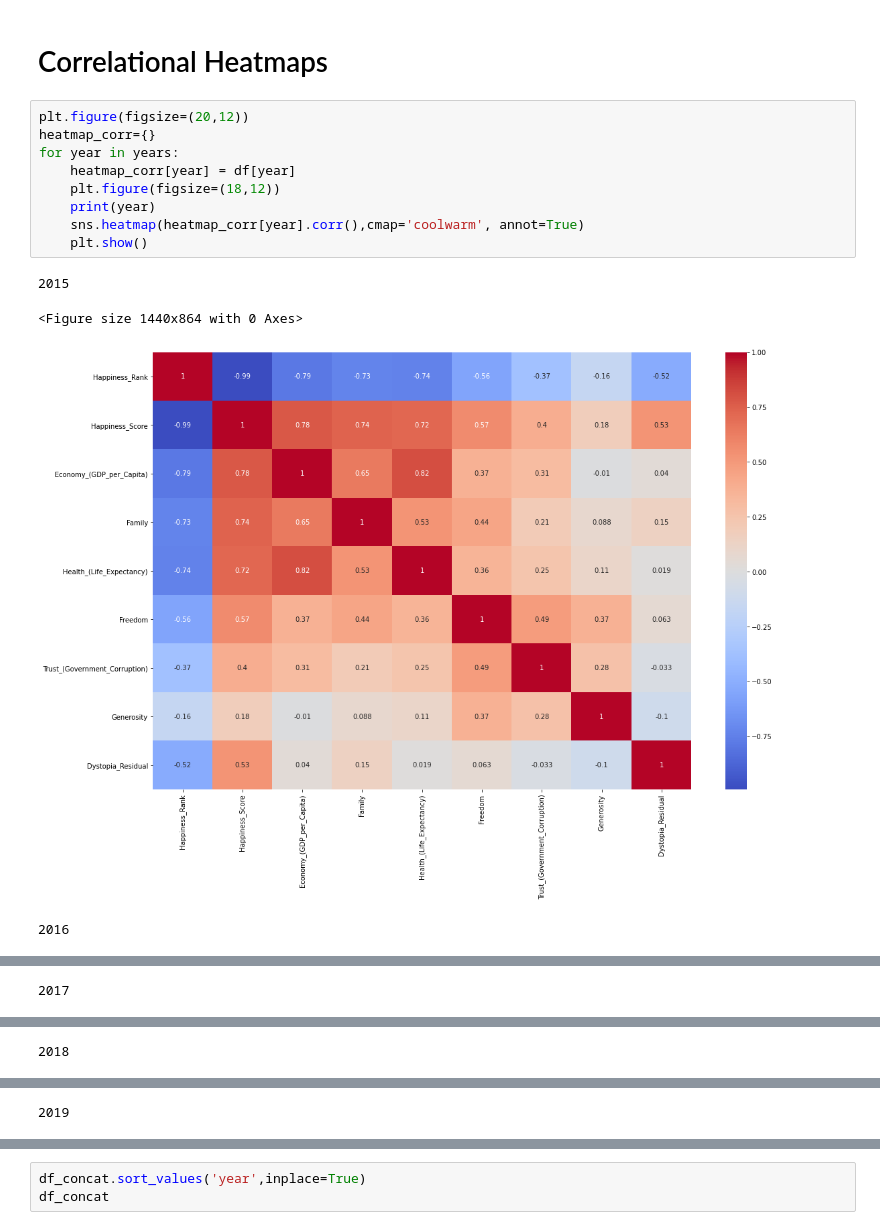
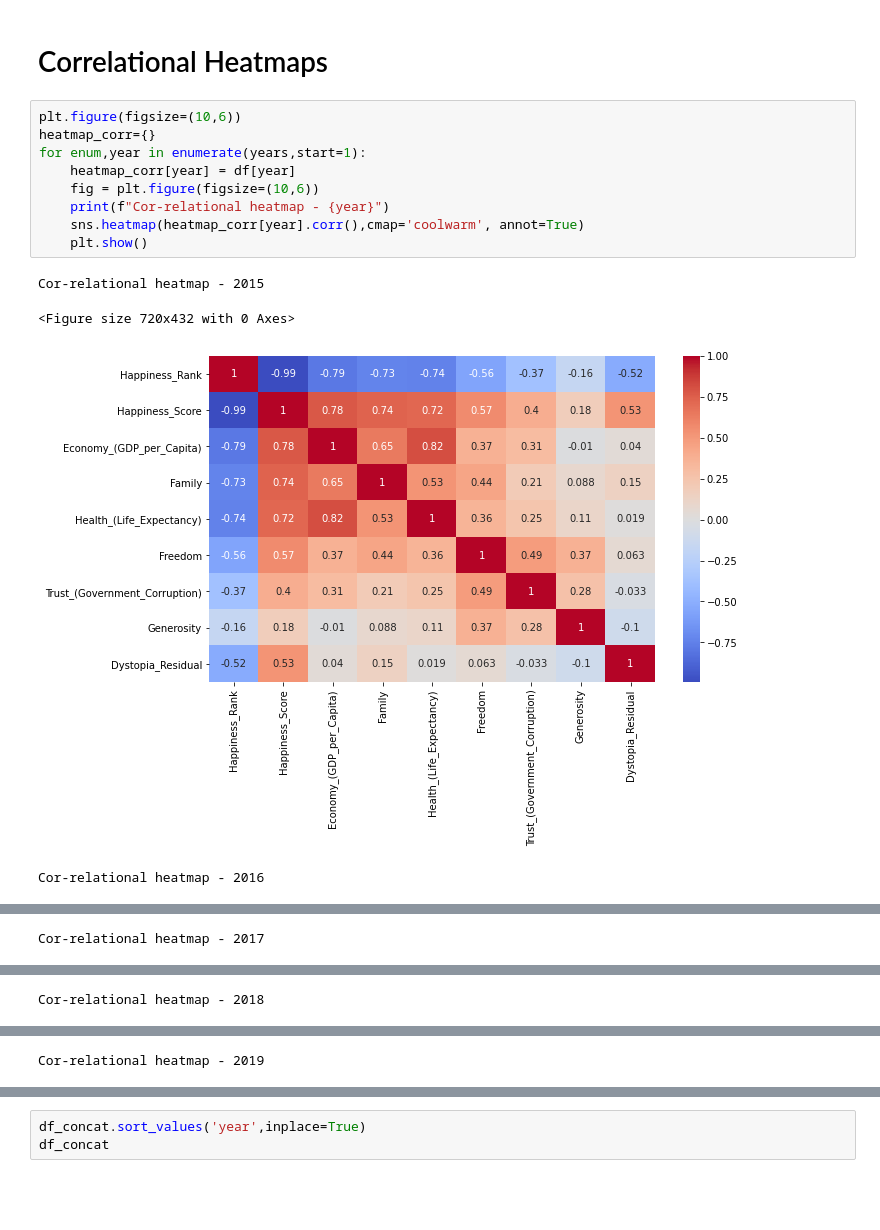
Before and after one commit to UWA-Project-1/The-World-Happiness-Analysis, a Jupyter notebook: source_code.ipynb, the cells around one changed output, grey strips where cells are left out. Drawn from its saved outputs; the diff is of its cells as text; blank space fills up the shorter version.

```diff
--- a/source_code.ipynb
+++ b/source_code.ipynb
@@ -85,16 +85,16 @@ for year in years:
 # %% [markdown]
 # Correlational Heatmaps
 # %%
-plt.figure(figsize=(20,12))
+plt.figure(figsize=(10,6))
 heatmap_corr={}
-for year in years:
+for enum,year in enumerate(years,start=1):
     heatmap_corr[year] = df[year]
-    plt.figure(figsize=(18,12))
-    print(year)
+    fig = plt.figure(figsize=(10,6))
+    print(f"Cor-relational heatmap - {year}")
     sns.heatmap(heatmap_corr[year].corr(),cmap='coolwarm', annot=True)
     plt.show()
 # %% [output]
-2015
+Cor-relational heatmap - 2015
-<Figure size 1440x864 with 0 Axes>
+<Figure size 720x432 with 0 Axes>
-[figure, old version]
+[figure, new version]
-2016
+Cor-relational heatmap - 2016
@@ -102 +102 @@ for year in years:
-2017
+Cor-relational heatmap - 2017
@@ -104 +104 @@ for year in years:
-2018
+Cor-relational heatmap - 2018
@@ -106 +106 @@ for year in years:
-2019
+Cor-relational heatmap - 2019
```
Also changed, not shown: parts of 2 cells of this notebook.
